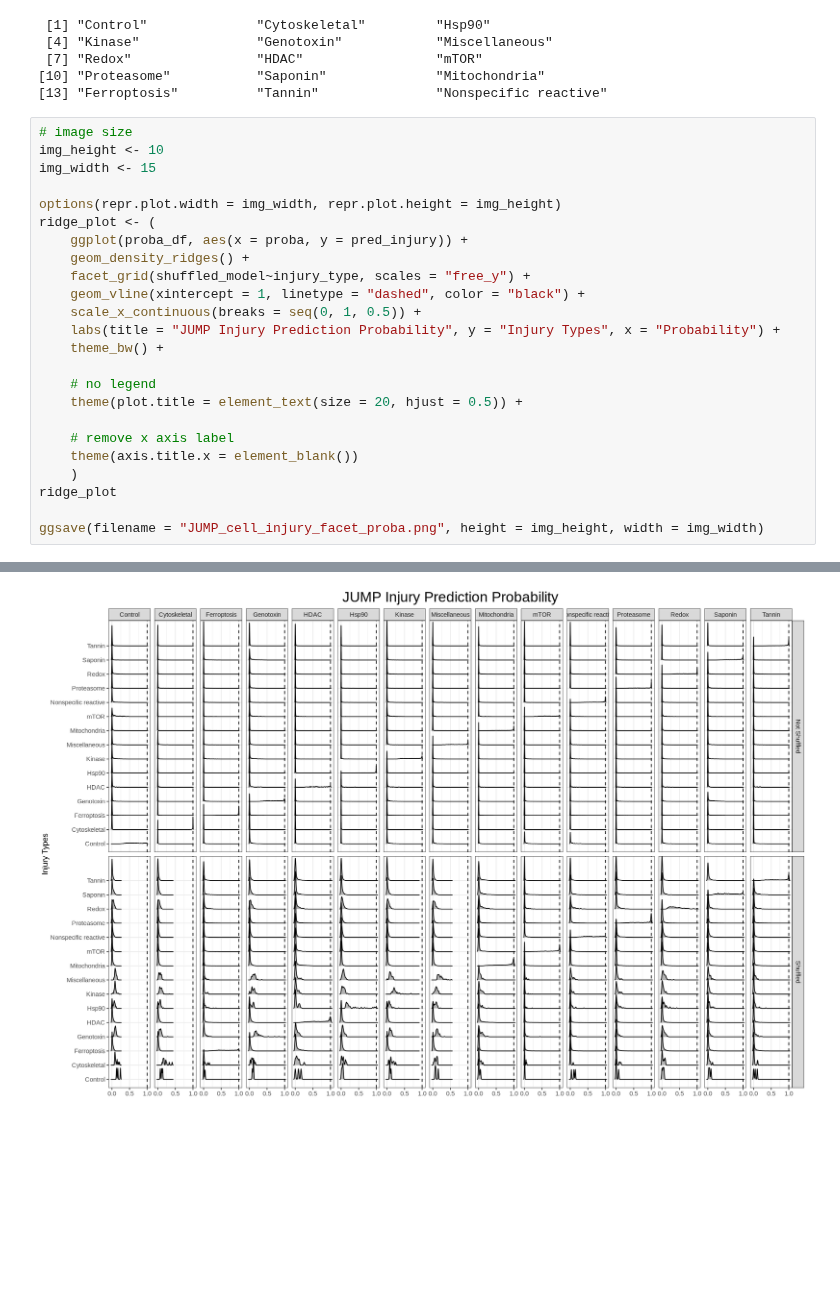
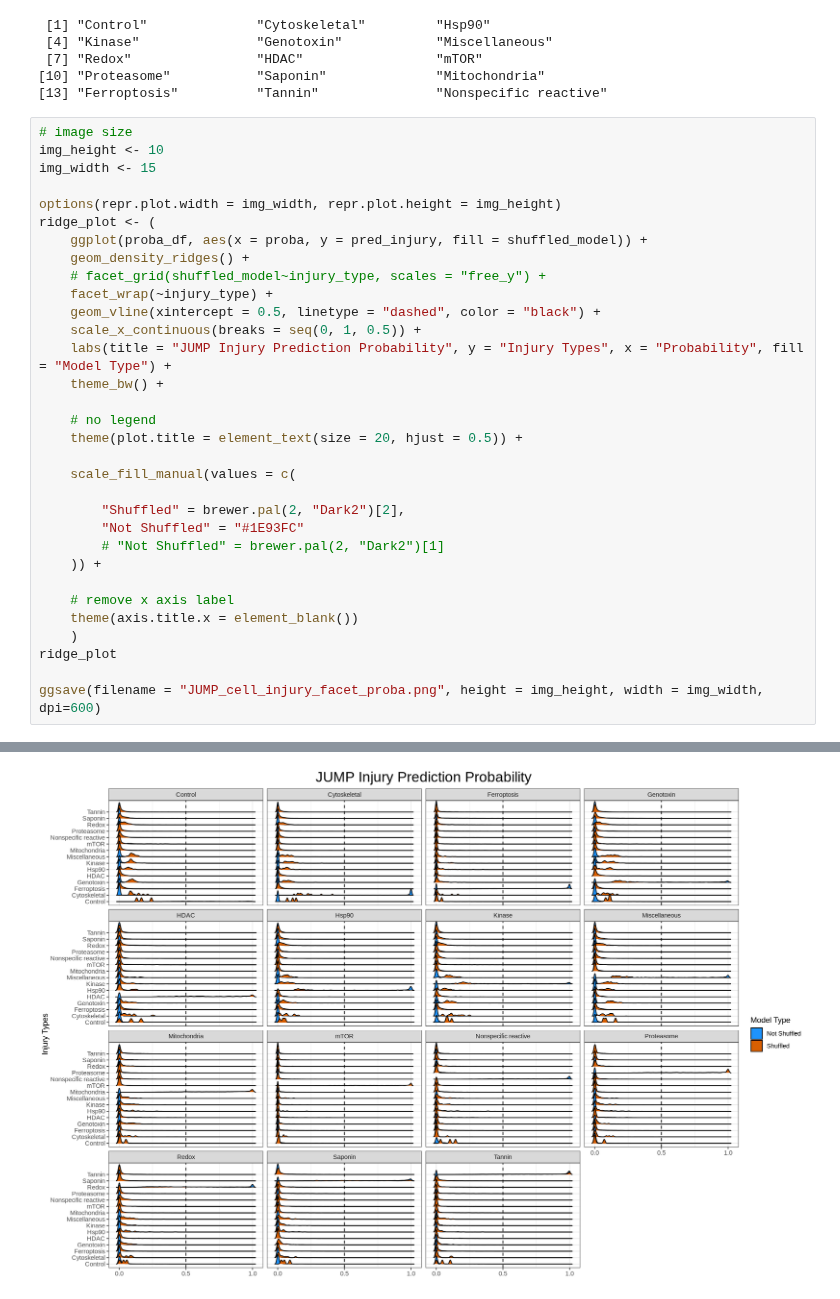
Before and after one commit to WayScience/Cytotoxic-Nuisance-Metadata-Analysis, a Jupyter notebook: notebooks/4.visualization/proba_facet_plot/JUMP_proba_facet_plot.ipynb, the cells around one changed output, grey strips where cells are left out. Drawn from its saved outputs; the diff is of its cells as text; blank space fills up the shorter version.

Commit message:
updated figures and modeling docs

```diff
--- a/notebooks/4.visualization/proba_facet_plot/JUMP_proba_facet_plot.ipynb
+++ b/notebooks/4.visualization/proba_facet_plot/JUMP_proba_facet_plot.ipynb
@@ -42,21 +43,29 @@ img_width <- 15
 
 options(repr.plot.width = img_width, repr.plot.height = img_height)
 ridge_plot <- (
-    ggplot(proba_df, aes(x = proba, y = pred_injury)) +
+    ggplot(proba_df, aes(x = proba, y = pred_injury, fill = shuffled_model)) +
     geom_density_ridges() +
-    facet_grid(shuffled_model~injury_type, scales = "free_y") +
-    geom_vline(xintercept = 1, linetype = "dashed", color = "black") +
+    # facet_grid(shuffled_model~injury_type, scales = "free_y") +
+    facet_wrap(~injury_type) +
+    geom_vline(xintercept = 0.5, linetype = "dashed", color = "black") +
     scale_x_continuous(breaks = seq(0, 1, 0.5)) +
-    labs(title = "JUMP Injury Prediction Probability", y = "Injury Types", x = "Probability") +
+    labs(title = "JUMP Injury Prediction Probability", y = "Injury Types", x = "Probability", fill = "Model Type") +
     theme_bw() +
 
     # no legend
     theme(plot.title = element_text(size = 20, hjust = 0.5)) +
+
+    scale_fill_manual(values = c(
+
+        "Shuffled" = brewer.pal(2, "Dark2")[2],
+        "Not Shuffled" = "#1E93FC"
+        # "Not Shuffled" = brewer.pal(2, "Dark2")[1]
+    )) +
 
     # remove x axis label
     theme(axis.title.x = element_blank())
     )
 ridge_plot
 
-ggsave(filename = "JUMP_cell_injury_facet_proba.png", height = img_height, width = img_width)
+ggsave(filename = "JUMP_cell_injury_facet_proba.png", height = img_height, width = img_width, dpi=600)
 # %% [output]
@@ -80 +89 @@ Picking joint bandwidth of 0.00949
-[figure, old version]
+[figure, new version]
```
Also changed, not shown: parts of 2 cells of this notebook, 19 other files.
